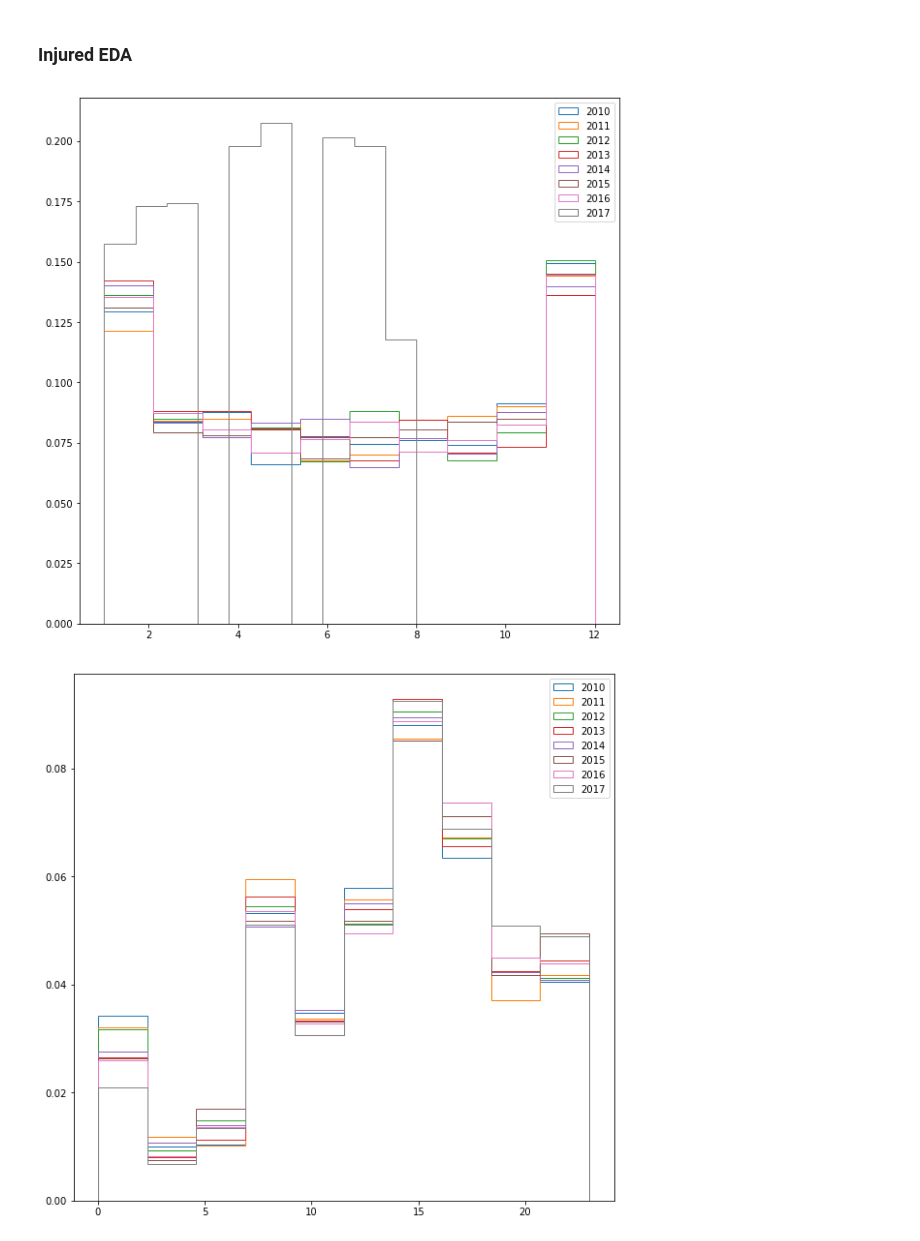
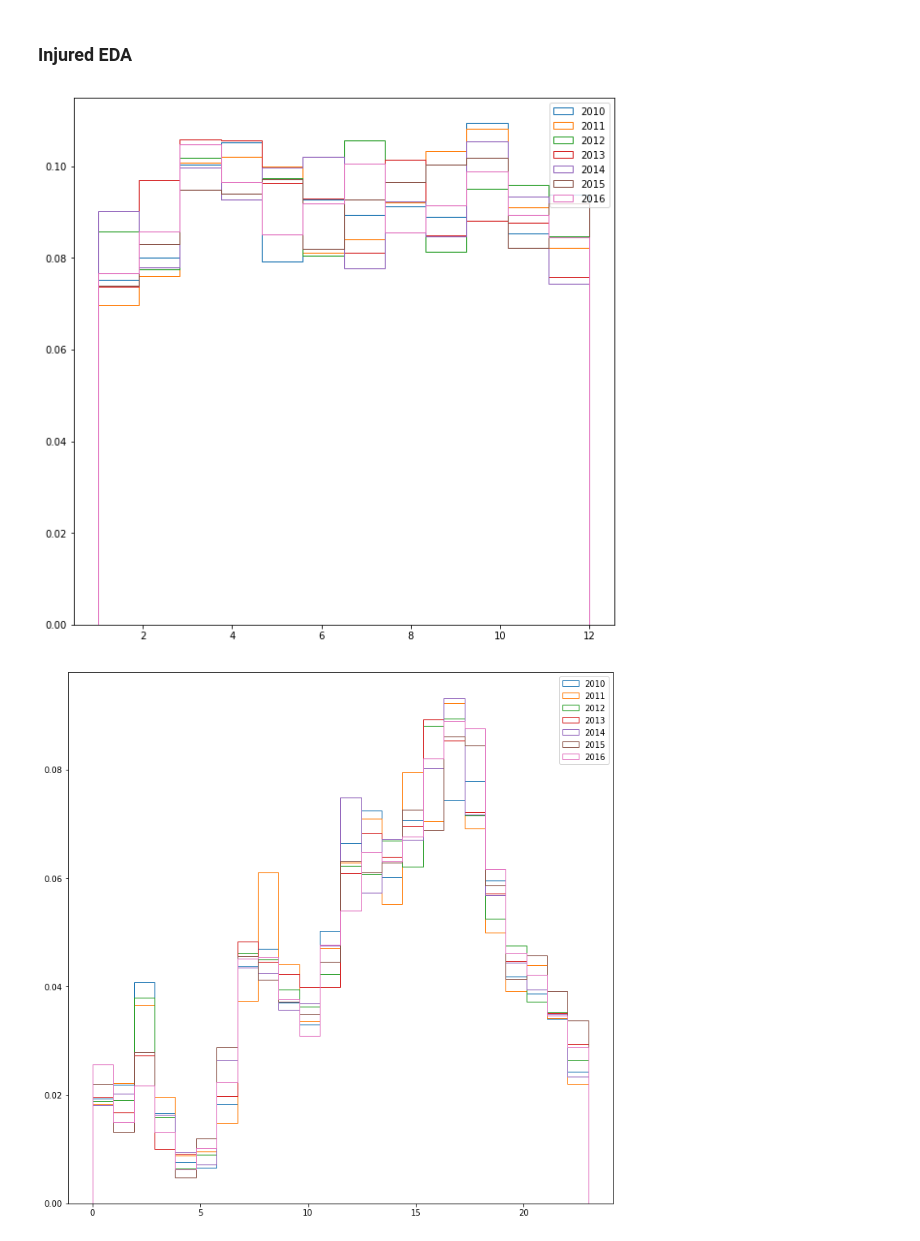
Before and after one commit to mtzaperas/capstone, a Jupyter notebook: Traffic_EDA.ipynb, the cells around one changed output. Drawn from its saved outputs; the diff is of its cells as text; code cells hidden in the pictures.

```diff
--- a/Traffic_EDA.ipynb
+++ b/Traffic_EDA.ipynb
@@ -432,44 +430,44 @@ show(plot)
 # %%
 fig = plt.figure(figsize=(10,10))
 plt.hist(injured[injured['Crash_Timestamp'].dt.year == 2010].loc[:,'Crash_Timestamp'].dt.month.values, \
-         normed=True, label='2010', histtype='step')
+         normed=True, label='2010', histtype='step', bins=12)
 plt.hist(injured[injured['Crash_Timestamp'].dt.year == 2011].loc[:,'Crash_Timestamp'].dt.month.values, \
-         normed=True, label='2011', histtype='step')
+         normed=True, label='2011', histtype='step', bins=12)
 plt.hist(injured[injured['Crash_Timestamp'].dt.year == 2012].loc[:,'Crash_Timestamp'].dt.month.values, \
-         normed=True, label='2012', histtype='step')
+         normed=True, label='2012', histtype='step', bins=12)
 plt.hist(injured[injured['Crash_Timestamp'].dt.year == 2013].loc[:,'Crash_Timestamp'].dt.month.values, \
-         normed=True, label='2013', histtype='step')
+         normed=True, label='2013', histtype='step', bins=12)
 plt.hist(injured[injured['Crash_Timestamp'].dt.year == 2014].loc[:,'Crash_Timestamp'].dt.month.values, \
-         normed=True, label='2014', histtype='step')
+         normed=True, label='2014', histtype='step', bins=12)
 plt.hist(injured[injured['Crash_Timestamp'].dt.year == 2015].loc[:,'Crash_Timestamp'].dt.month.values, \
-         normed=True, label='2015', histtype='step')
+         normed=True, label='2015', histtype='step', bins=12)
 plt.hist(injured[injured['Crash_Timestamp'].dt.year == 2016].loc[:,'Crash_Timestamp'].dt.month.values, \
-         normed=True, label='2016', histtype='step')
-plt.hist(injured[injured['Crash_Timestamp'].dt.year == 2017].loc[:,'Crash_Timestamp'].dt.month.values, \
-         normed=True, label='2017', histtype='step')
+         normed=True, label='2016', histtype='step', bins=12)
+# plt.hist(injured[injured['Crash_Timestamp'].dt.year == 2017].loc[:,'Crash_Timestamp'].dt.month.values, \
+#          normed=True, label='2017', histtype='step', bins=12)
 plt.legend()
 plt.show()
 # %% [output]
-[figure, old version]
+[figure, new version]
 # %%
-fig = plt.figure(figsize=(10,10))
+fig = plt.figure(figsize=(12,12))
 plt.hist(injured[injured['Crash_Timestamp'].dt.year == 2010].loc[:,'Crash_Timestamp'].dt.hour.values, \
-         normed=True, label='2010', histtype='step')
+         normed=True, label='2010', histtype='step', bins=24)
 plt.hist(injured[injured['Crash_Timestamp'].dt.year == 2011].loc[:,'Crash_Timestamp'].dt.hour.values, \
-         normed=True, label='2011', histtype='step')
+         normed=True, label='2011', histtype='step', bins=24)
 plt.hist(injured[injured['Crash_Timestamp'].dt.year == 2012].loc[:,'Crash_Timestamp'].dt.hour.values, \
-         normed=True, label='2012', histtype='step')
+         normed=True, label='2012', histtype='step', bins=24)
 plt.hist(injured[injured['Crash_Timestamp'].dt.year == 2013].loc[:,'Crash_Timestamp'].dt.hour.values, \
-         normed=True, label='2013', histtype='step')
+         normed=True, label='2013', histtype='step', bins=24)
 plt.hist(injured[injured['Crash_Timestamp'].dt.year == 2014].loc[:,'Crash_Timestamp'].dt.hour.values, \
-         normed=True, label='2014', histtype='step')
+         normed=True, label='2014', histtype='step', bins=24)
 plt.hist(injured[injured['Crash_Timestamp'].dt.year == 2015].loc[:,'Crash_Timestamp'].dt.hour.values, \
-         normed=True, label='2015', histtype='step')
+         normed=True, label='2015', histtype='step', bins=24)
 plt.hist(injured[injured['Crash_Timestamp'].dt.year == 2016].loc[:,'Crash_Timestamp'].dt.hour.values, \
-         normed=True, label='2016', histtype='step')
-plt.hist(injured[injured['Crash_Timestamp'].dt.year == 2017].loc[:,'Crash_Timestamp'].dt.hour.values, \
-         normed=True, label='2017', histtype='step')
+         normed=True, label='2016', histtype='step', bins=24)
+# plt.hist(injured[injured['Crash_Timestamp'].dt.year == 2017].loc[:,'Crash_Timestamp'].dt.hour.values, \
+#          normed=True, label='2017', histtype='step', bins=24) diff % since 2017 not over
 plt.legend()
 plt.show()
 # %% [output]
-[figure, old version]
+[figure, new version]
```
Also changed, not shown: parts of 25 cells of this notebook, 1 other file.
